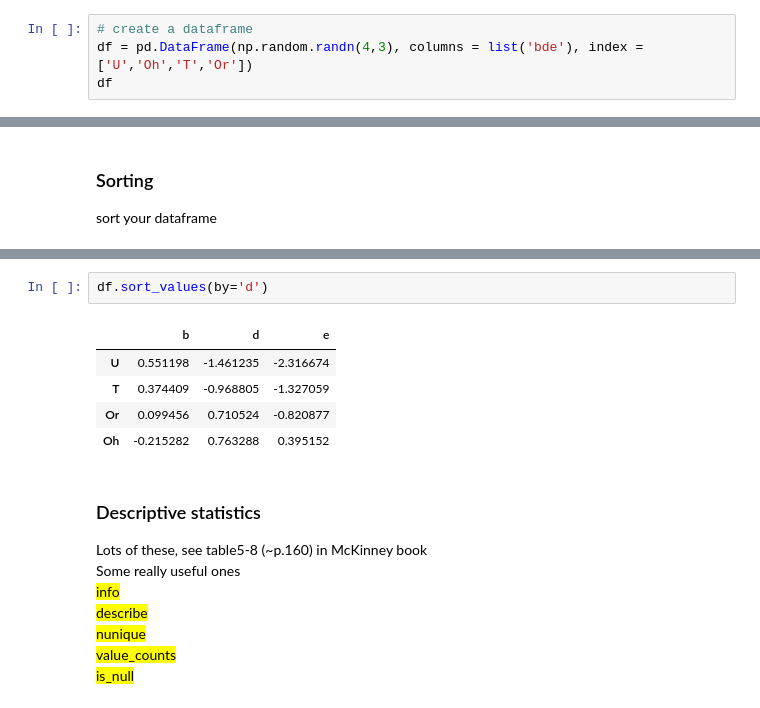
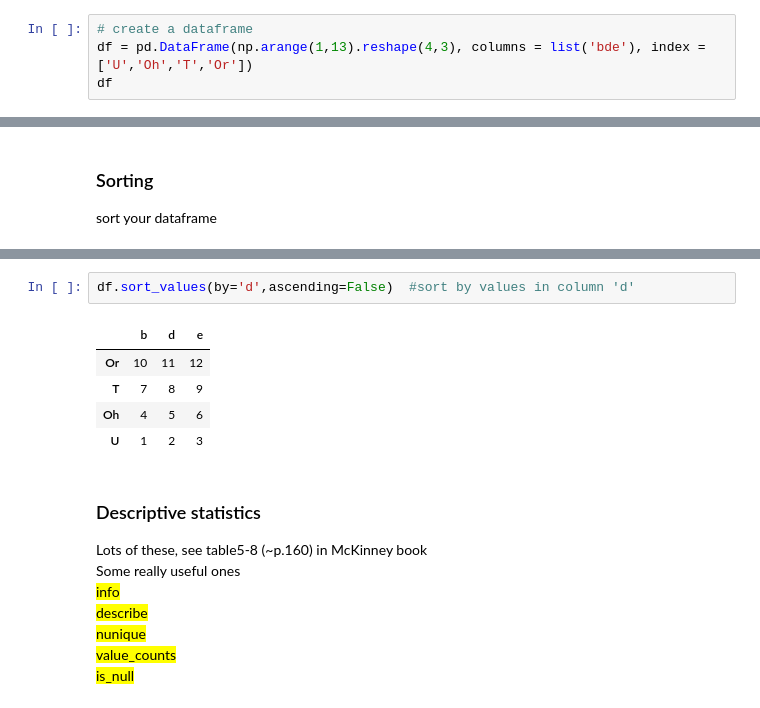
Before and after one commit to CNUClasses/DATA301_CODE, a Jupyter notebook: week_2/22_review_chapter_5.ipynb, the cells around one changed output, grey strips where cells are left out. Saved outputs shown, nothing was run; the diff lists cells and outputs as text.

```diff
--- a/week_2/22_review_chapter_5.ipynb
+++ b/week_2/22_review_chapter_5.ipynb
@@ -196,7 +187,7 @@ dtype: int64
 A 2 dimensional array
 # %%
 # create a dataframe
-df = pd.DataFrame(np.random.randn(4,3), columns = list('bde'), index = ['U','Oh','T','Or'])
+df = pd.DataFrame(np.arange(1,13).reshape(4,3), columns = list('bde'), index = ['U','Oh','T','Or'])
 df
 # %% [output]
 |  | b | d | e |
@@ -400,11 +451,11 @@ df.sort_index(axis='columns', ascending=False)   #sort by index (columns)
 # %%
-df.sort_values(by='d')
+df.sort_values(by='d',ascending=False)  #sort by values in column 'd'
 # %% [output]
 |  | b | d | e |
-| U | 0.551198 | -1.461235 | -2.316674 |
-| T | 0.374409 | -0.968805 | -1.327059 |
-| Or | 0.099456 | 0.710524 | -0.820877 |
-| Oh | -0.215282 | 0.763288 | 0.395152 |
+| Or | 10 | 11 | 12 |
+| T | 7 | 8 | 9 |
+| Oh | 4 | 5 | 6 |
+| U | 1 | 2 | 3 |
 # %% [markdown]
 ### Descriptive statistics
 
```
Also changed, not shown: parts of 30 cells of this notebook.
